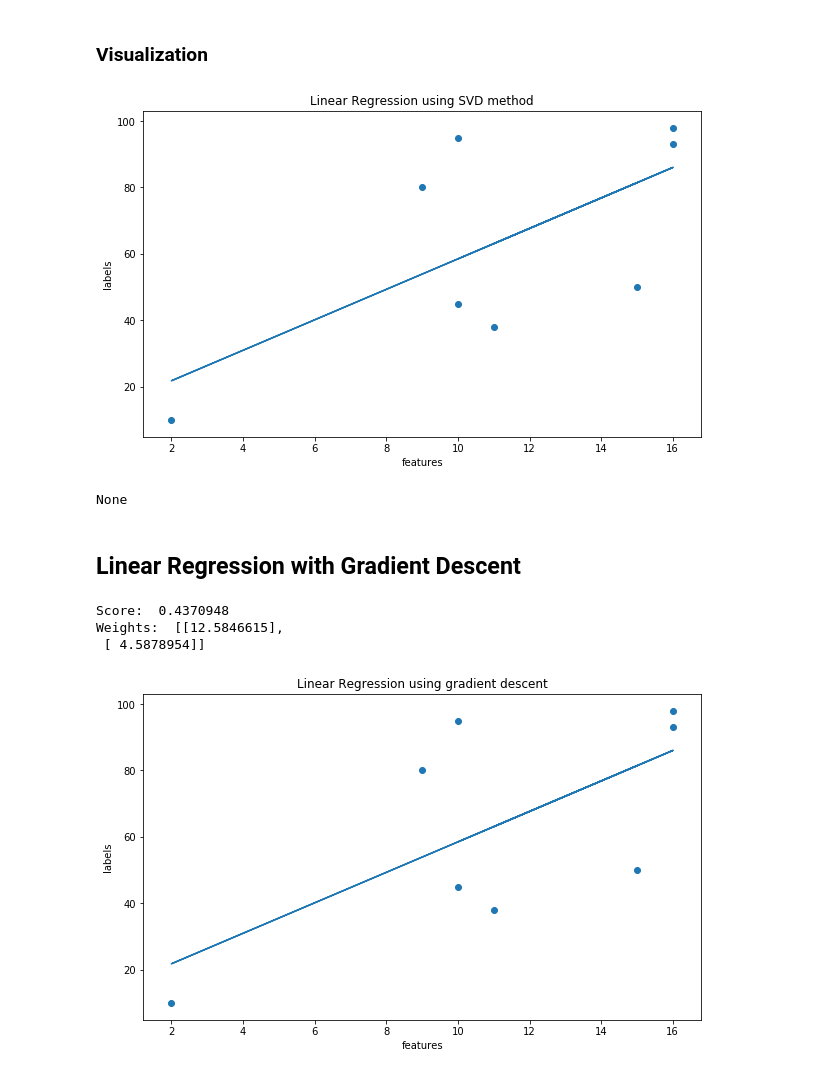
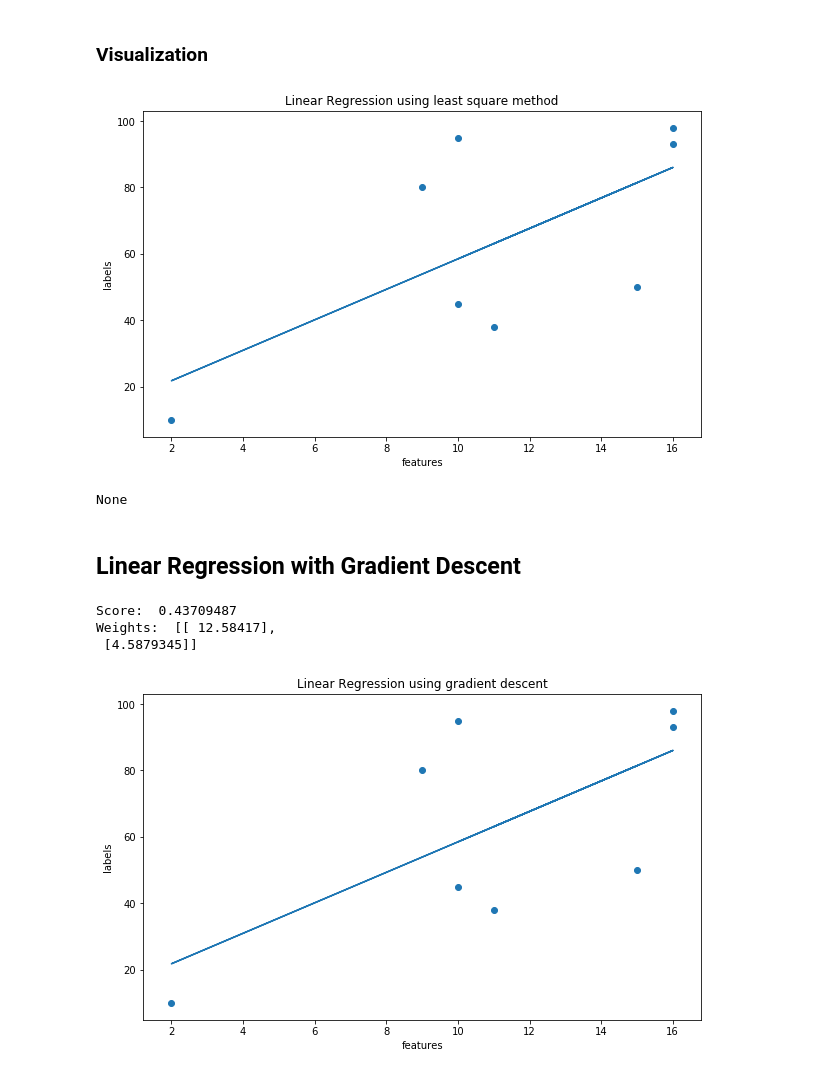
Before and after one commit to param087/swiftML, a Jupyter notebook: Notebooks/Linear_Regression.ipynb, the cells around one changed output. Cells and saved outputs as stored; diff of their text form; code cells hidden in the pictures.

Commit message:
updated linear regression notebook

```diff
--- a/Notebooks/Linear_Regression.ipynb
+++ b/Notebooks/Linear_Regression.ipynb
@@ -60,29 +62,29 @@ let yP = yPred.makeNumpyArray()
 # %%
 plt.figure(figsize: [10, 6])
 
 plt.plot(x, yP)
 plt.scatter(x, y)
 
 plt.xlabel("features")
 plt.ylabel("labels")
-plt.title("Linear Regression using SVD method")
+plt.title("Linear Regression using least square method")
 
 plt.show()
 # %% [output]
-[figure, old version]
+[figure, new version]
 None
 # %% [markdown]
 ## Linear Regression with Gradient Descent
 # %%
-let modelG = LinearRegression(gradientDescent: true, iterations: 1000, learningRate: 0.01)
-modelG.fit(X: features, y: labels)
-let yPredG = model.predict(X: features)
-print("Score: ", model.score(X: features, y: labels))
-print("Weights: ",model.weights)
+let modelG = LinearRegression(gradientDescent: true, iterations: 100000, learningRate: 0.001)
+modelG.fit(data: features, labels: labels)
+let yPredG = modelG.prediction(for: features)
+print("Score: ", modelG.score(data: features, labels: labels))
+print("Weights: ",modelG.weights)
 # %% [output]
-Score:  0.4370948
-Weights:  [[12.5846615],
- [ 4.5878954]]
+Score:  0.43709487
+Weights:  [[ 12.58417],
+ [4.5879345]]
 # %%
 let yPG = yPredG.makeNumpyArray()
 # %%
```
Also changed, not shown: parts of 3 cells of this notebook.
